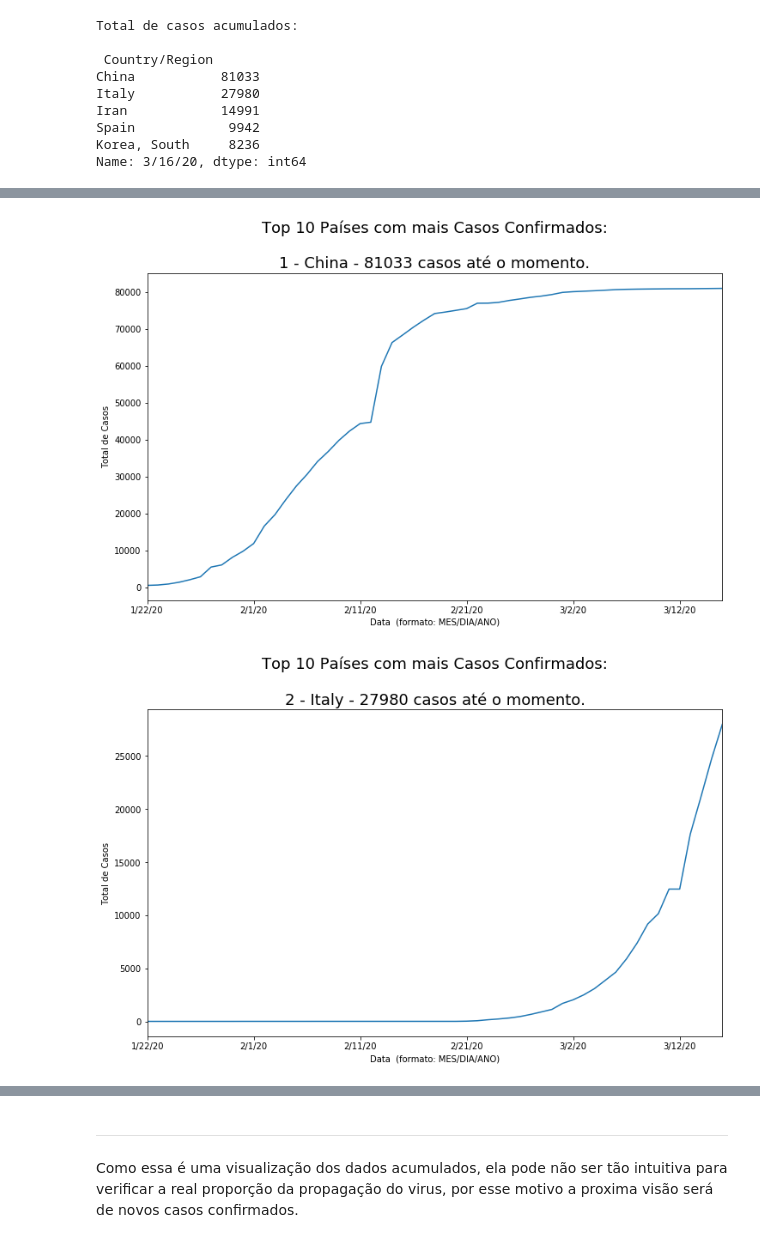
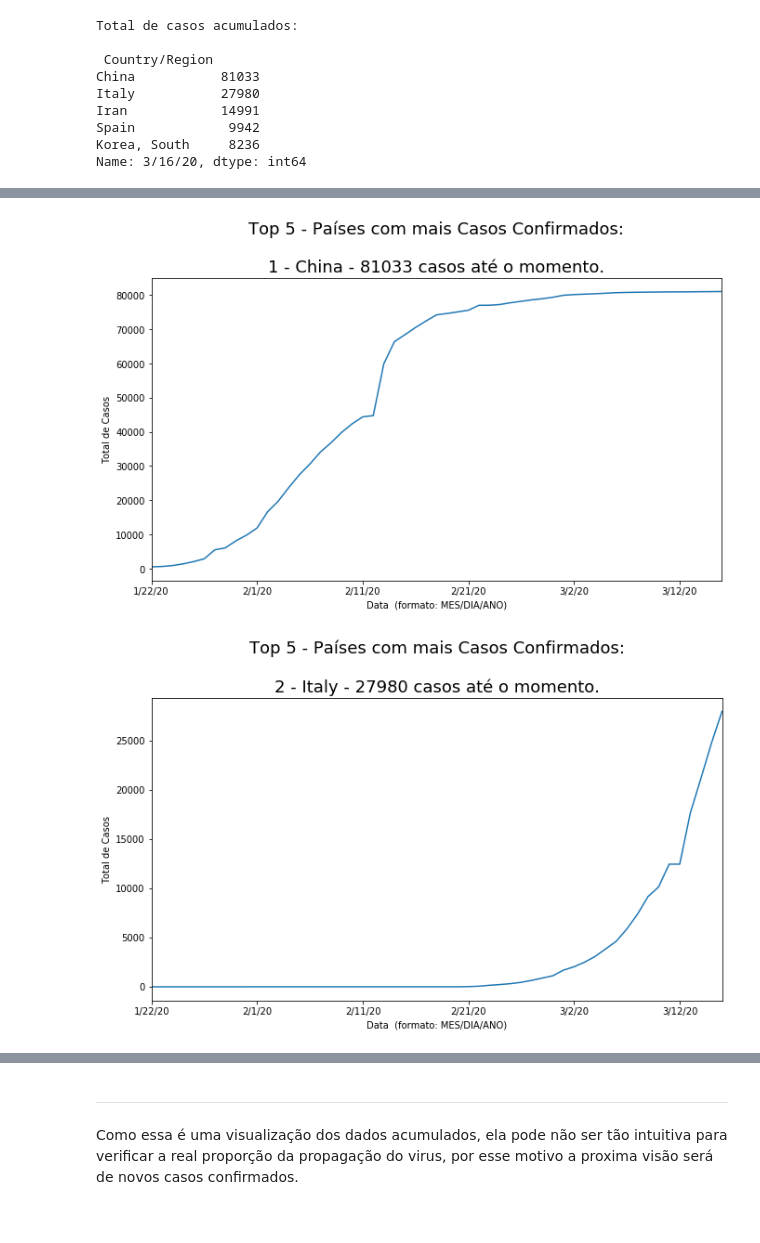
Before and after one commit to Alberto-Oliveira-Barbosa/covid-19, a Jupyter notebook: Covid-19.ipynb, the cells around one changed output, grey strips where cells are left out. Drawn from its saved outputs; the diff is of its cells as text; code cells hidden in the pictures.

```diff
--- a/Covid-19.ipynb
+++ b/Covid-19.ipynb
@@ -21,7 +21,7 @@ import matplotlib.pyplot as plt
 import seaborn as sns
 
 # configuração global dos gráficos
-plt.rcParams['figure.figsize'] = (12,7)
+plt.rcParams['figure.figsize'] = (11,6)
 # %% [markdown]
 # Funções:
 # %%
@@ -231,14 +231,14 @@ plt.show()
 # %%
 # Plota os graficos de cada país no top 10
 for posicao, i in enumerate(top5):
     total = casos_confirmados.groupby('Country/Region')[data_atual_confirmados].sum().loc[i]
     plot_total_casos_pais(casos_confirmados,
                           i,
-                          'Top 10 Países com mais Casos Confirmados:\n\n'
+                          'Top 5 - Países com mais Casos Confirmados:\n\n'
                           + str(posicao+1)
                           + ' - ' + str(i)
                           + ' - ' + str(total) + ' casos até o momento.',
                           data_final=data_atual_confirmados)
 # %% [output]
-[figure, old version]
+[figure, new version]
-[figure, old version]
+[figure, new version]
```
Also changed, not shown: parts of 17 cells of this notebook.
